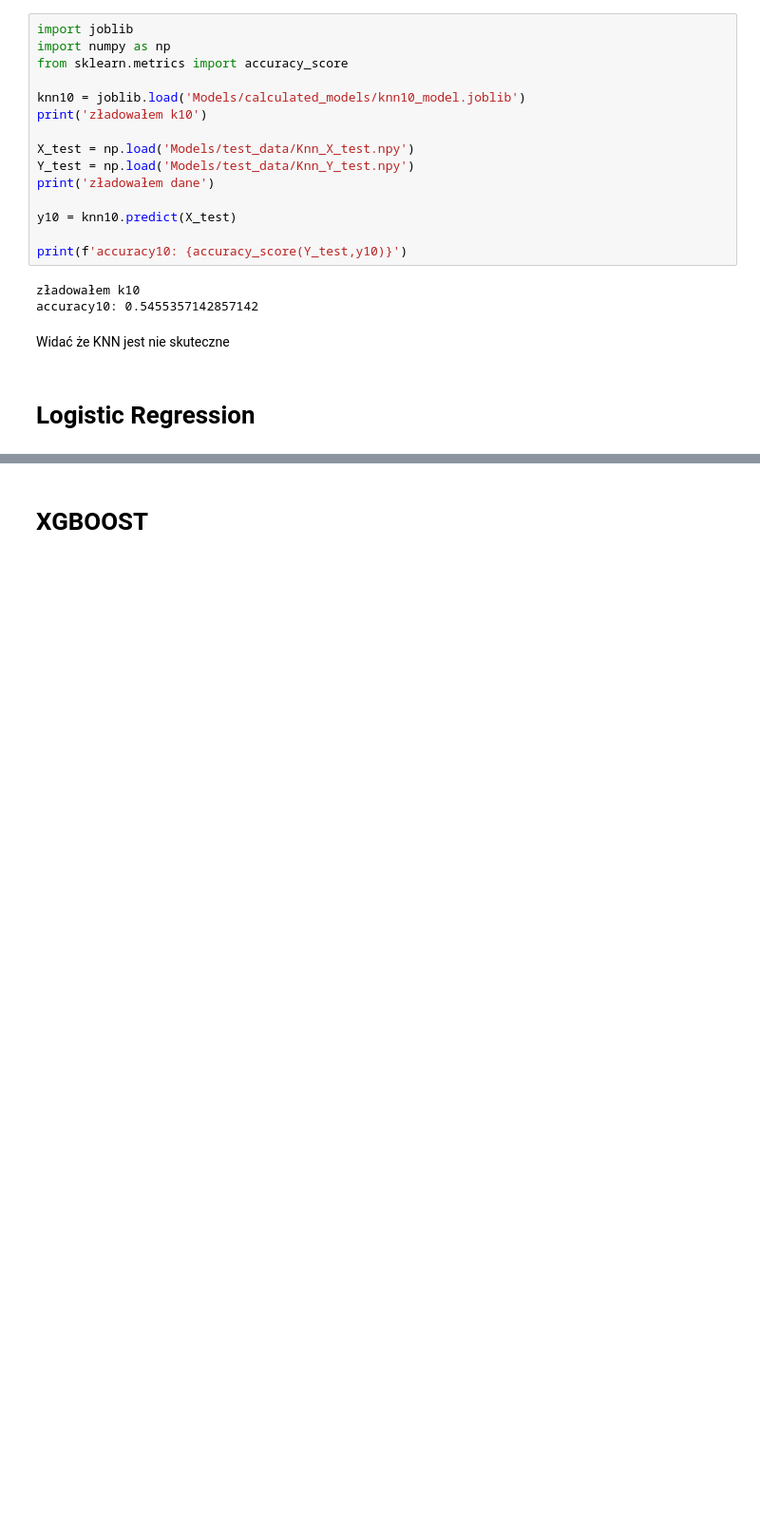
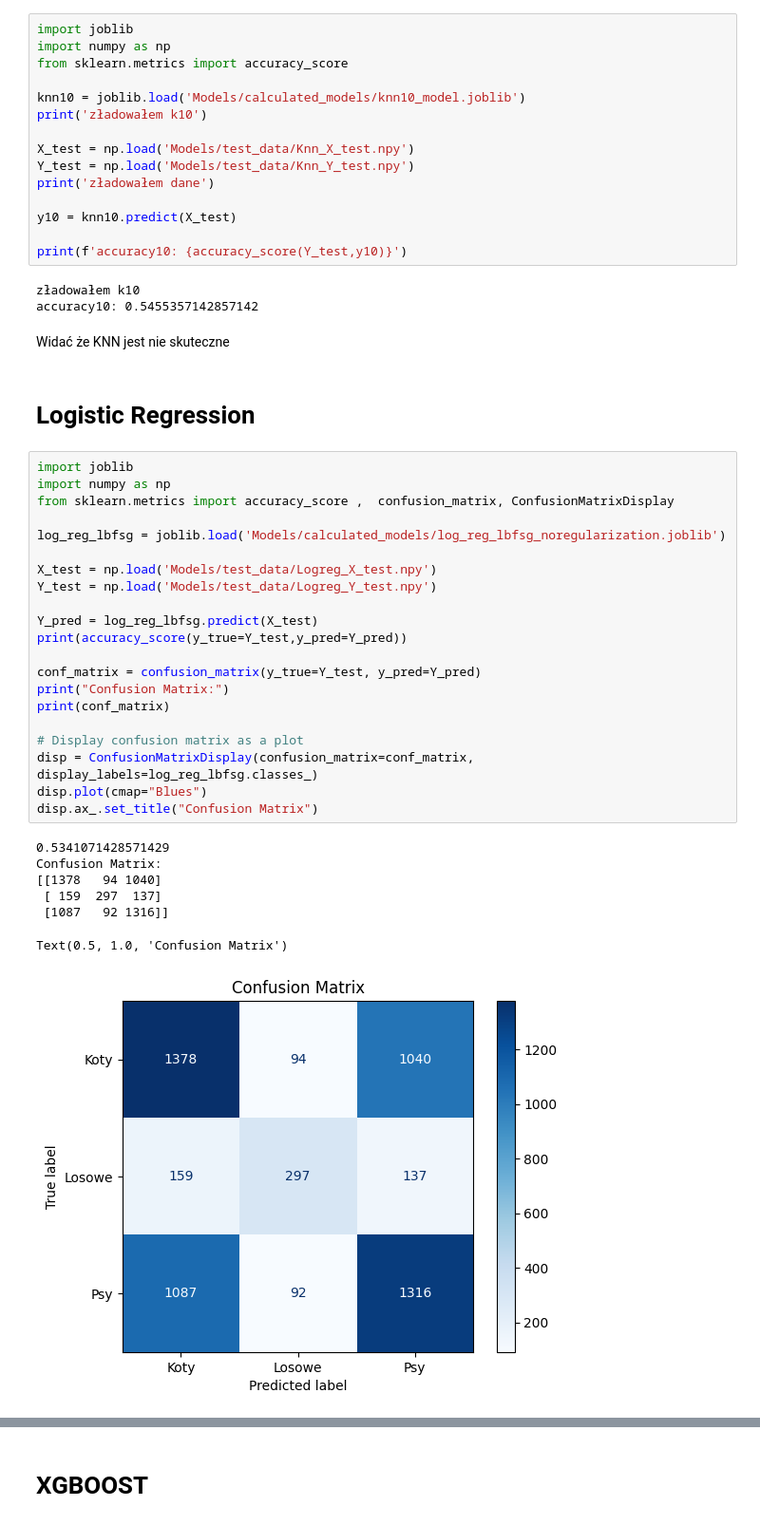
Before and after one commit to bartmanski/Machune-Learning-UWR-Project, a Jupyter notebook: data_plots.ipynb, the cells around one changed output, grey strips where cells are left out. Shown at 95% size. Cells and saved outputs as stored; diff of their text form; blank space fills up the shorter version.

```diff
--- a/data_plots.ipynb
+++ b/data_plots.ipynb
@@ -358,3 +358,32 @@ accuracy10: 0.5455357142857142
 Widać że KNN jest nie skuteczne
 # %% [markdown]
 # Logistic Regression
+# %%
+import joblib
+import numpy as np
+from sklearn.metrics import accuracy_score ,  confusion_matrix, ConfusionMatrixDisplay
+
+log_reg_lbfsg = joblib.load('Models/calculated_models/log_reg_lbfsg_noregularization.joblib')
+
+X_test = np.load('Models/test_data/Logreg_X_test.npy')
+Y_test = np.load('Models/test_data/Logreg_Y_test.npy')
+
+Y_pred = log_reg_lbfsg.predict(X_test)
+print(accuracy_score(y_true=Y_test,y_pred=Y_pred))
+
+conf_matrix = confusion_matrix(y_true=Y_test, y_pred=Y_pred)
+print("Confusion Matrix:")
+print(conf_matrix)
+
+# Display confusion matrix as a plot
+disp = ConfusionMatrixDisplay(confusion_matrix=conf_matrix, display_labels=log_reg_lbfsg.classes_)
+disp.plot(cmap="Blues")
+disp.ax_.set_title("Confusion Matrix")
+# %% [output]
+0.5341071428571429
+Confusion Matrix:
+[[1378   94 1040]
+ [ 159  297  137]
+ [1087   92 1316]]
+Text(0.5, 1.0, 'Confusion Matrix')
+[figure, added]
```
Also changed, not shown: parts of 3 cells of this notebook.
